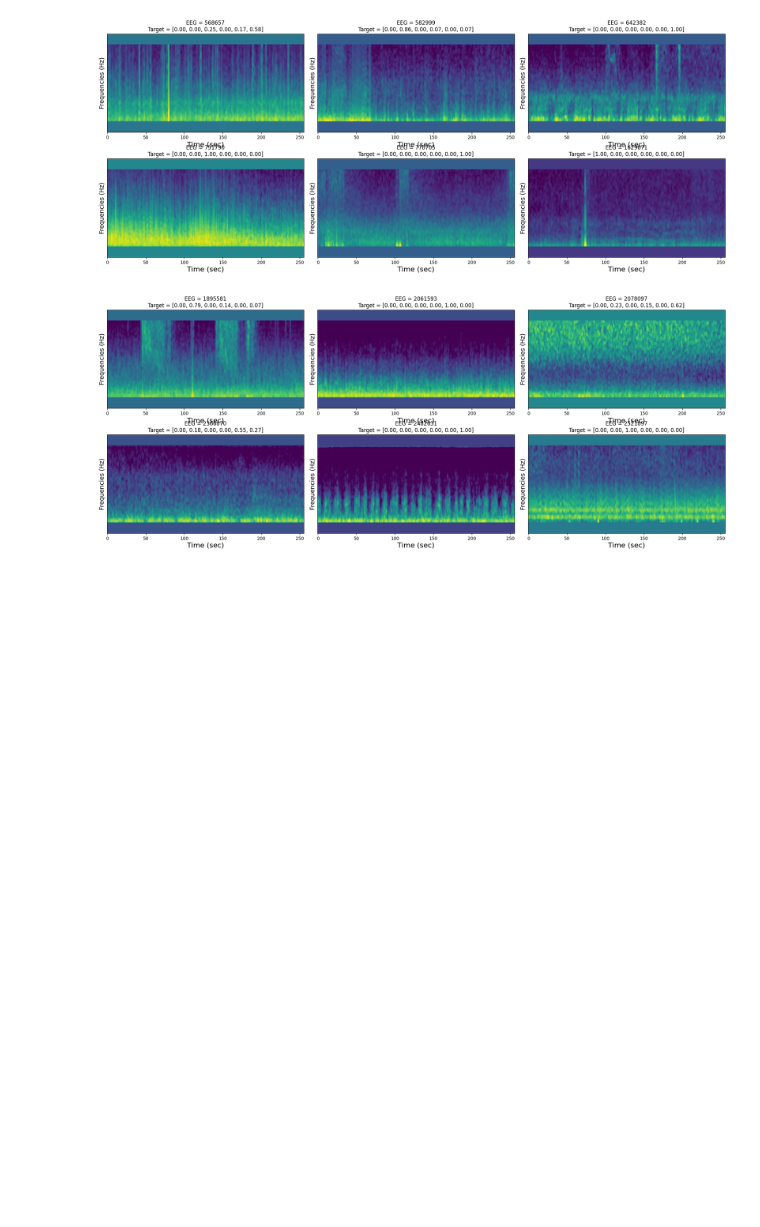
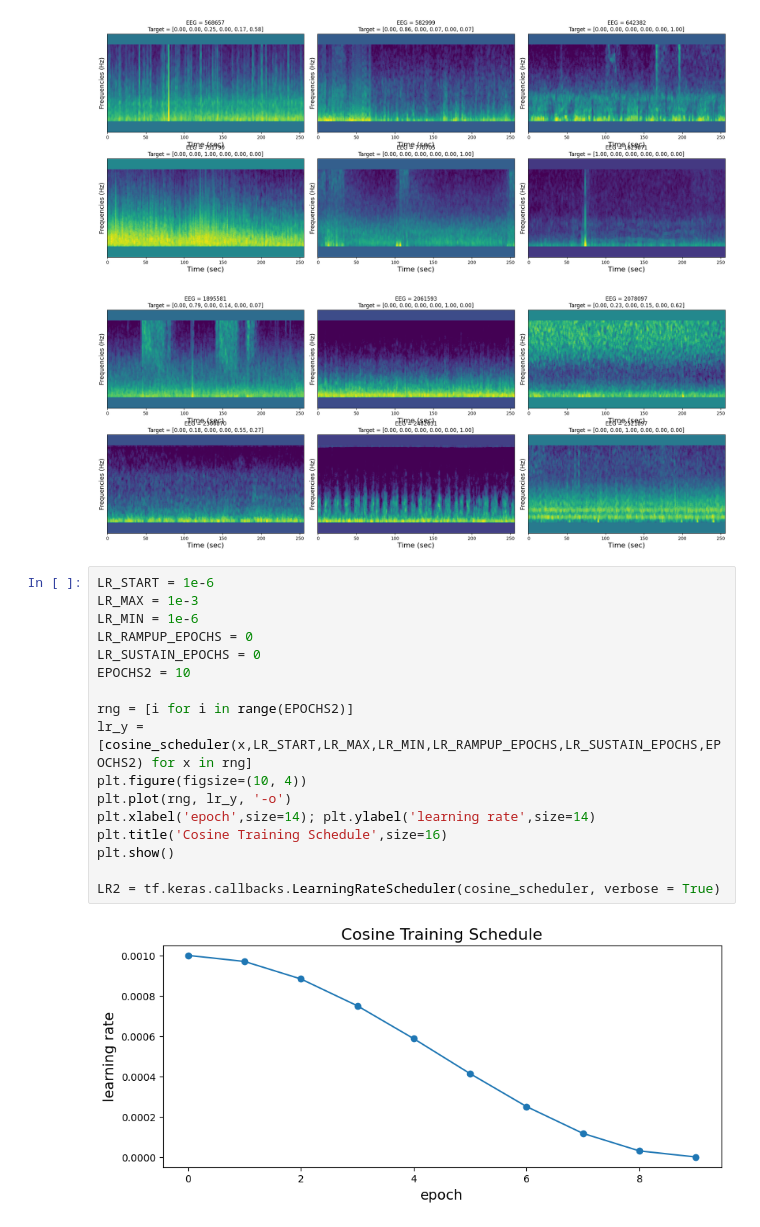
Before and after one commit to KemalSahin2001/kaggle-harmful-brain-activity, a Jupyter notebook: notebooks/StarterNotebook.ipynb, the cells around one changed output. Saved outputs shown, nothing was run; the diff lists cells and outputs as text; blank space fills up the shorter version.

Commit message:
Final code for first step
Now emre will train efficient net and 2 other models to his liking and we will continue

```diff
--- a/kemal_sahin_project/notebooks/StarterNotebook.ipynb
+++ b/notebooks/StarterNotebook.ipynb
@@ -87,3 +92,22 @@ for batch_index, (x_batch, y_batch) in enumerate(gen):
 # %% [output]
 [figure]
 [figure]
+# %%
+LR_START = 1e-6
+LR_MAX = 1e-3
+LR_MIN = 1e-6
+LR_RAMPUP_EPOCHS = 0
+LR_SUSTAIN_EPOCHS = 0
+EPOCHS2 = 10
+
+rng = [i for i in range(EPOCHS2)]
+lr_y = [cosine_scheduler(x,LR_START,LR_MAX,LR_MIN,LR_RAMPUP_EPOCHS,LR_SUSTAIN_EPOCHS,EPOCHS2) for x in rng]
+plt.figure(figsize=(10, 4))
+plt.plot(rng, lr_y, '-o')
+plt.xlabel('epoch',size=14); plt.ylabel('learning rate',size=14)
+plt.title('Cosine Training Schedule',size=16)
+plt.show()
+
+LR2 = tf.keras.callbacks.LearningRateScheduler(cosine_scheduler, verbose = True)
+# %% [output]
+[figure, added]
```
Also changed, not shown: parts of 4 cells of this notebook, 20 other files.
